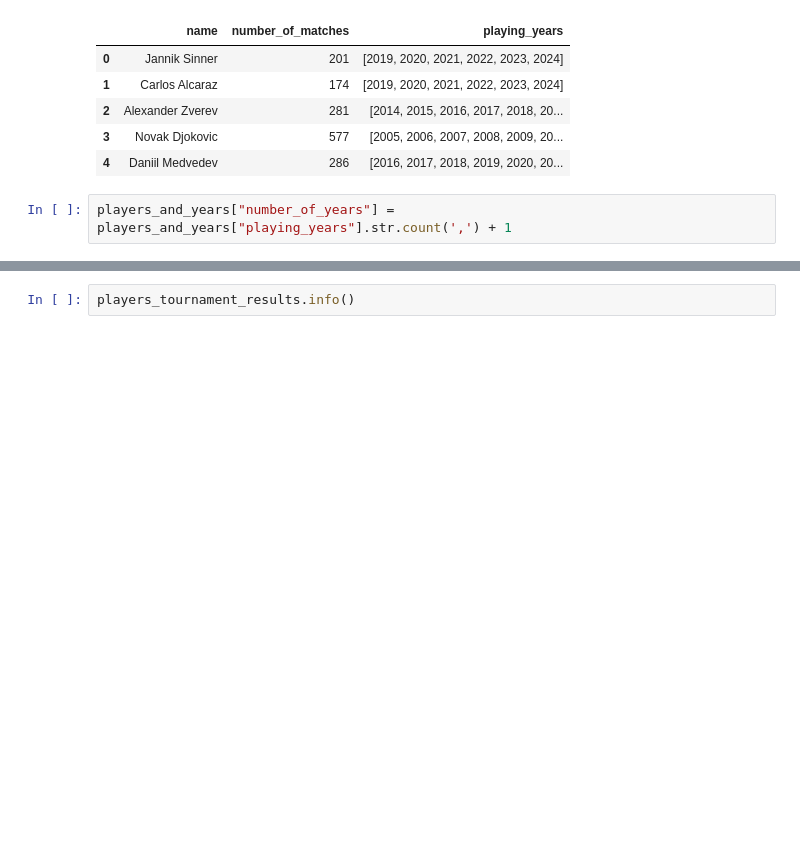
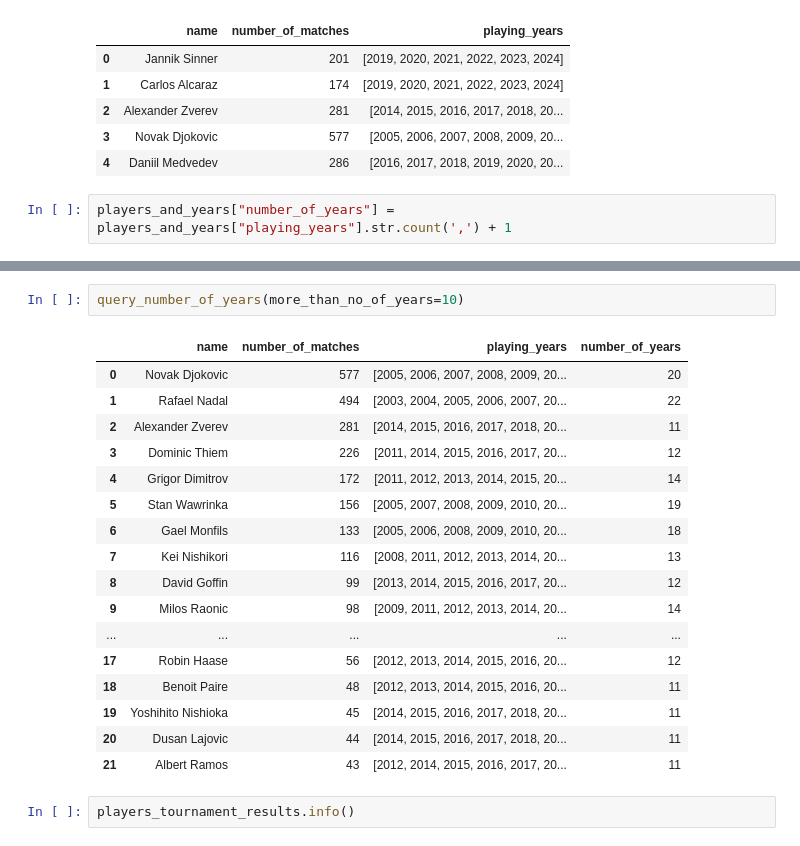
Before and after one commit to Mike812/kaggle, a Jupyter notebook: tennis_stats/TennisStats.ipynb, the cells around one changed output, grey strips where cells are left out. Cells and saved outputs as stored; diff of their text form; blank space fills up the shorter version.

```diff
--- a/tennis_stats/TennisStats.ipynb
+++ b/tennis_stats/TennisStats.ipynb
@@ -52,3 +81,23 @@ players_and_years.sort_values(by="number_of_matches", ascending=False).reset_ind
+# %%
+query_number_of_years(more_than_no_of_years=10)
+# %% [output]
+|  | name | number_of_matches | playing_years | number_of_years |
+| 0 | Novak Djokovic | 577 | [2005, 2006, 2007, 2008, 2009, 20... | 20 |
+| 1 | Rafael Nadal | 494 | [2003, 2004, 2005, 2006, 2007, 20... | 22 |
+| 2 | Alexander Zverev | 281 | [2014, 2015, 2016, 2017, 2018, 20... | 11 |
+| 3 | Dominic Thiem | 226 | [2011, 2014, 2015, 2016, 2017, 20... | 12 |
+| 4 | Grigor Dimitrov | 172 | [2011, 2012, 2013, 2014, 2015, 20... | 14 |
+| 5 | Stan Wawrinka | 156 | [2005, 2007, 2008, 2009, 2010, 20... | 19 |
+| 6 | Gael Monfils | 133 | [2005, 2006, 2008, 2009, 2010, 20... | 18 |
+| 7 | Kei Nishikori | 116 | [2008, 2011, 2012, 2013, 2014, 20... | 13 |
+| 8 | David Goffin | 99 | [2013, 2014, 2015, 2016, 2017, 20... | 12 |
+| 9 | Milos Raonic | 98 | [2009, 2011, 2012, 2013, 2014, 20... | 14 |
+| ... | ... | ... | ... | ... |
+| 17 | Robin Haase | 56 | [2012, 2013, 2014, 2015, 2016, 20... | 12 |
+| 18 | Benoit Paire | 48 | [2012, 2013, 2014, 2015, 2016, 20... | 11 |
+| 19 | Yoshihito Nishioka | 45 | [2014, 2015, 2016, 2017, 2018, 20... | 11 |
+| 20 | Dusan Lajovic | 44 | [2014, 2015, 2016, 2017, 2018, 20... | 11 |
+| 21 | Albert Ramos | 43 | [2012, 2014, 2015, 2016, 2017, 20... | 11 |
 # %%
 players_tournament_results.info()
 # %% [output]
```
Also changed, not shown: parts of 14 cells of this notebook, 1 other file.
